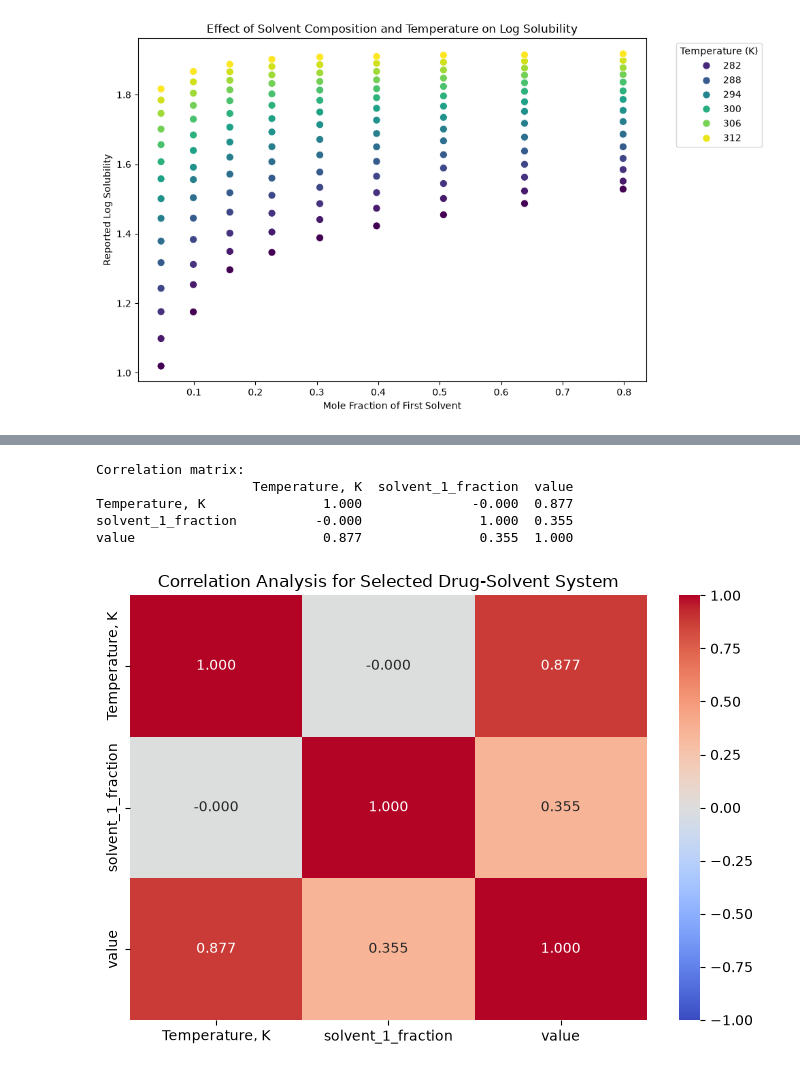
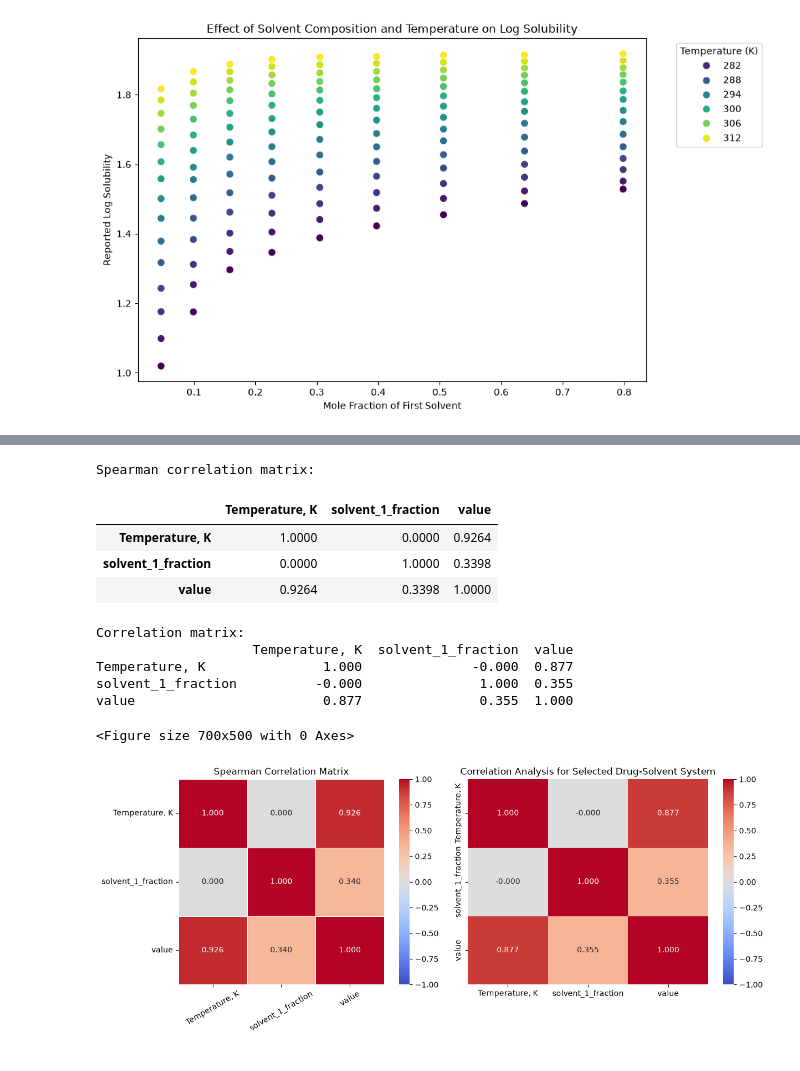
Before and after one commit to nami-nia/CHE1147-Data-Science-Project, a Jupyter notebook: data_cleaning_CL/CheMixHub_Final_Code_Draft.ipynb, the cells around one changed output, grey strips where cells are left out. Cells and saved outputs as stored; diff of their text form; code cells hidden in the pictures.

```diff
--- a/data_cleaning_CL/CheMixHub_Final_Code_Draft.ipynb
+++ b/data_cleaning_CL/CheMixHub_Final_Code_Draft.ipynb
@@ -2082,16 +1717,0 @@ dtype: int64
-# %%
-
-# Select one drug-solvent combination
-selected_drug = "[113]"
-selected_solvent = "[144.0, 129.0]"
-
-# Filter the dataset
-selected_df = binary_df[
-    (binary_df["cmp_ids_drug"].astype(str) == selected_drug) &
-    (binary_df["cmp_ids_solvent"].astype(str) == selected_solvent)
-].copy()
-
-# Check the selected data
-print("Number of observations:", len(selected_df))
-print("Temperatures:", sorted(selected_df["Temperature, K"].unique()))
-print(selected_df.head())
@@ -2149,33 +1746,71 @@ These observations suggest that both temperature and solvent composition are rel
 # %%
 
 # Correlation analysis for selected drug-solvent system
 
 correlation = selected_df[
     ["Temperature, K", "solvent_1_fraction", "value"]
 ].corr()
 
+# Spearman measures monotonic association
+spearman_corr = selected_df[
+    ["Temperature, K", "solvent_1_fraction", "value"]
+].corr(method="spearman")
+
+print("\nSpearman correlation matrix:")
+display(spearman_corr.round(4))
+
 print("Correlation matrix:")
 print(correlation.round(3))
 
 plt.figure(figsize=(7, 5))
+
+# Plot correlation heatmaps
+fig, axes = plt.subplots(1, 2, figsize=(13, 5))
+for ax, matrix, title in zip(
+    axes,
+    [spearman_corr],
+    ["Spearman Correlation Matrix"]
+):
+    sns.heatmap(
+        matrix,
+        annot=True,
+        fmt=".3f",
+        cmap="coolwarm",
+        vmin=-1,
+        vmax=1,
+        center=0,
+        square=True,
+        linewidths=0.5,
+        ax=ax
+    )
+    ax.set_title(title)
+    ax.tick_params(axis="x", rotation=30)
+    ax.tick_params(axis="y", rotation=0)
+
 
 sns.heatmap(
     correlation,
     annot=True,
     cmap="coolwarm",
     fmt=".3f",
     vmin=-1,
     vmax=1
 )
 
 plt.title("Correlation Analysis for Selected Drug-Solvent System")
 plt.tight_layout()
 plt.savefig("specific_system_correlation.png", dpi=300)
 plt.show()
 # %% [output]
-Correlation matrix:
-                    Temperature, K  solvent_1_fraction  value
-Temperature, K               1.000              -0.000  0.877
-solvent_1_fraction          -0.000               1.000  0.355
-value                        0.877               0.355  1.000
+Spearman correlation matrix:
+|  | Temperature, K | solvent_1_fraction | value |
+| Temperature, K | 1.0000 | 0.0000 | 0.9264 |
+| solvent_1_fraction | 0.0000 | 1.0000 | 0.3398 |
+| value | 0.9264 | 0.3398 | 1.0000 |
+Correlation matrix:
+                    Temperature, K  solvent_1_fraction  value
+Temperature, K               1.000              -0.000  0.877
+solvent_1_fraction          -0.000               1.000  0.355
+value                        0.877               0.355  1.000
+<Figure size 700x500 with 0 Axes>
-[figure, old version]
+[figure, new version]
```
Also changed, not shown: parts of 16 cells of this notebook.
